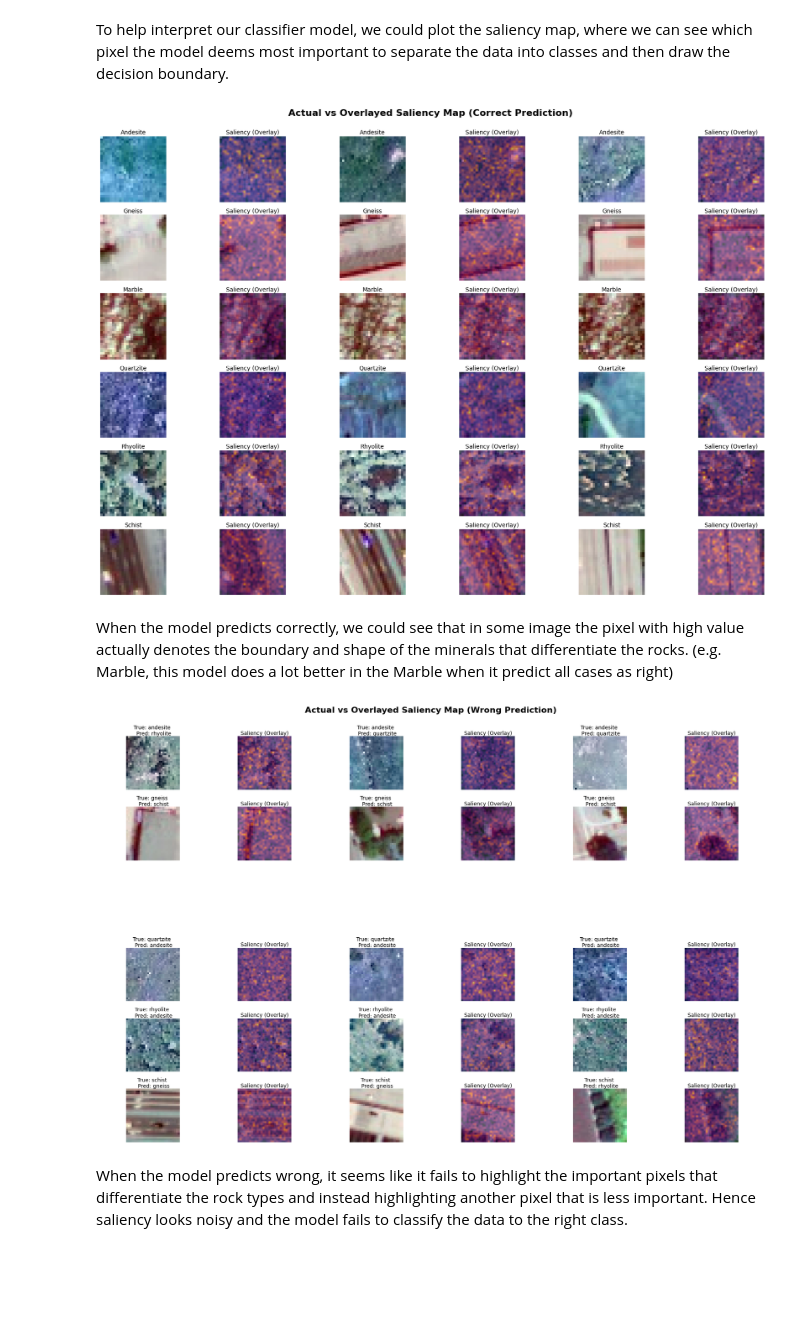
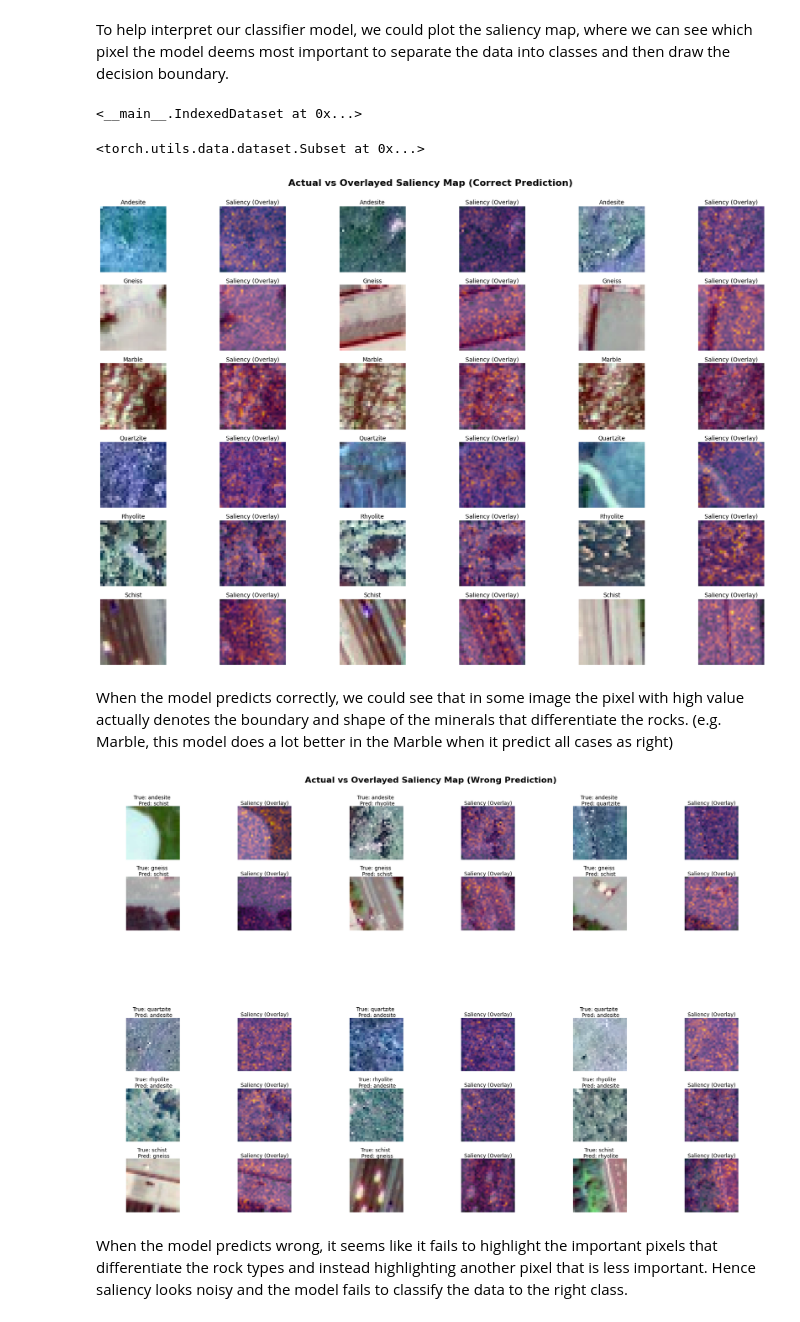
Before and after one commit to ada-my619/Rock-Classification, a Jupyter notebook: Rock_Classification.ipynb, the cells around one changed output. Drawn from its saved outputs; the diff is of its cells as text; code cells hidden in the pictures; blank space fills up the shorter version.

```diff
--- a/Rock_Classification.ipynb
+++ b/Rock_Classification.ipynb
@@ -335,13 +347,18 @@ Make the dataloader
+# %%
+indexed_train_dataset = IndexedDataset(train_dataset)
+indexed_val_dataset = IndexedDataset(val_dataset)
+indexed_test_dataset = IndexedDataset(test_dataset)
 # %%
-train_loader = DataLoader(train_dataset, batch_size=batch_size, shuffle=True, num_workers=0)
-test_loader = DataLoader(test_dataset, batch_size=batch_size, shuffle=False, num_workers=0)
+train_loader = DataLoader(indexed_train_dataset, batch_size=batch_size, shuffle=True, num_workers=4)
+val_loader = DataLoader(indexed_val_dataset, batch_size=batch_size, shuffle=False, num_workers=4)
+test_loader = DataLoader(indexed_test_dataset, batch_size=batch_size, shuffle=False, num_workers=4)
 # %% [markdown]
 Make the training, validation, and evaluation fucntion
 # %%
 def train(model, optimizer, criterion, data_loader):
     model.train()
     train_loss, train_accuracy = 0, 0
-    for X, y in data_loader:
+    for X, y, _ in data_loader:
         X, y = X.to(device), y.to(device)
         optimizer.zero_grad()
         # print(X.shape)
@@ -359,7 +376,7 @@ def validate(model, criterion, data_loader):
     model.eval()
     validation_loss, validation_accuracy = 0., 0.
     with torch.no_grad():
-      for X, y in data_loader:
+      for X, y, _ in data_loader:
             X, y = X.to(device), y.to(device)
             a2 = model(X.view(-1, 3, 28, 28))
             loss = criterion(a2, y)
@@ -372,7 +389,7 @@ def validate(model, criterion, data_loader):
 def evaluate(model, data_loader):
     model.eval()
     ys, y_preds = [], []
-    for X, y in data_loader:
+    for X, y, _ in data_loader:
         with torch.no_grad():
             X, y = X.to(device), y.to(device)
             a2 = model(X.view(-1, 3, 28, 28))
@@ -577,20 +592,20 @@ def get_test_samples(model, dataset, num_classes, n_per_class, mode, is_pred=Tru
     model.eval()
     with torch.no_grad():
         for i in range(N):
-            x, y = dataset[i]
+            x, y, idx = dataset[i]
 
             pred = model(x.unsqueeze(0).to(device)).argmax(dim=1).item()
 
             ok = (pred == y) if mode == "correct" else (pred != y)
             if ok and len(picked[y]) < n_per_class:
               if is_pred:
-                  picked[y].append((i, y, pred))
+                  picked[y].append((idx, y, pred))
               else:
-                  picked[y].append((x, y, i, pred))
+                  picked[y].append((x, y, idx, pred))
     return picked
 
 def plot_saliency_by_outcome(model, dataset, n_per_class=3, mode="correct"):
-    base = dataset if hasattr(dataset, "classes") else dataset.dataset
+    base = dataset if hasattr(dataset, "classes") else dataset.dataset.dataset
     classes = base.classes
     num_classes = len(classes)
     picked = get_test_samples(model, dataset, num_classes, n_per_class, mode)
@@ -611,7 +626,7 @@ def plot_saliency_by_outcome(model, dataset, n_per_class=3, mode="correct"):
                 continue
 
             idx, y, pred = picked[c][k]
-            x, _ = dataset[idx]
+            x, _, _ = dataset[idx]
 
             img = x.detach().cpu()
             if img.min() < 0:
@@ -646,21 +661,29 @@ def plot_saliency_by_outcome(model, dataset, n_per_class=3, mode="correct"):
 
     plt.tight_layout()
     plt.show()
+# %%
+indexed_test_dataset
+# %% [output]
+<__main__.IndexedDataset at 0x...>
+# %%
+test_dataset
+# %% [output]
+<torch.utils.data.dataset.Subset at 0x...>
 # %%
 plot_saliency_by_outcome(
     small_cnn,
-    test_dataset,
+    indexed_test_dataset,
     n_per_class=3,
     mode="correct",
 )
 # %% [output]
-[figure, old version]
+[figure, new version]
 # %% [markdown]
 When the model predicts correctly, we could see that in some image the pixel with high value actually denotes the boundary and shape of the minerals that differentiate the rocks. (e.g. Marble, this model does a lot better in the Marble when it predict all cases as right)
 # %%
-plot_saliency_by_outcome(small_cnn, test_dataset, n_per_class=3, mode="wrong")
+plot_saliency_by_outcome(small_cnn, indexed_test_dataset, n_per_class=3, mode="wrong")
 # %% [output]
-[figure, old version]
+[figure, new version]
 # %% [markdown]
 When the model predicts wrong, it seems like it fails to highlight the important pixels that differentiate the rock types and instead highlighting another pixel that is less important. Hence saliency looks noisy and the model fails to classify the data to the right class.
 # %% [markdown]
```
Also changed, not shown: parts of 39 cells of this notebook.
